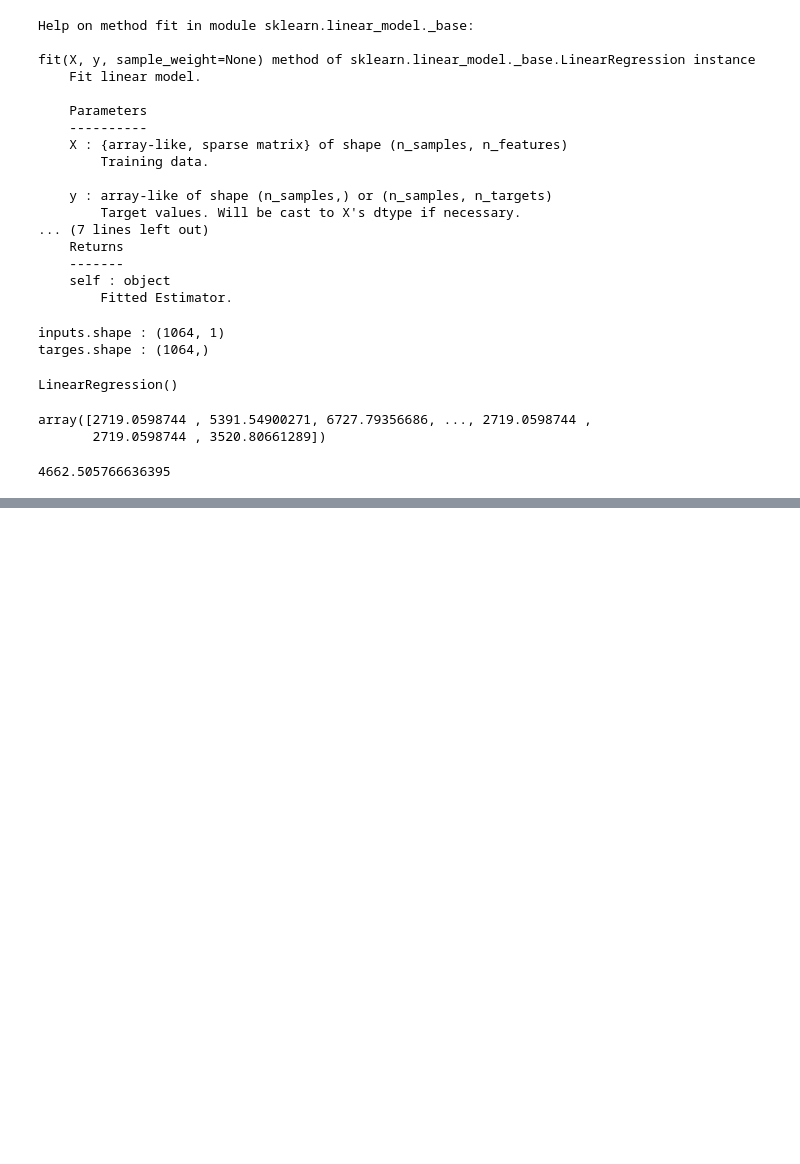
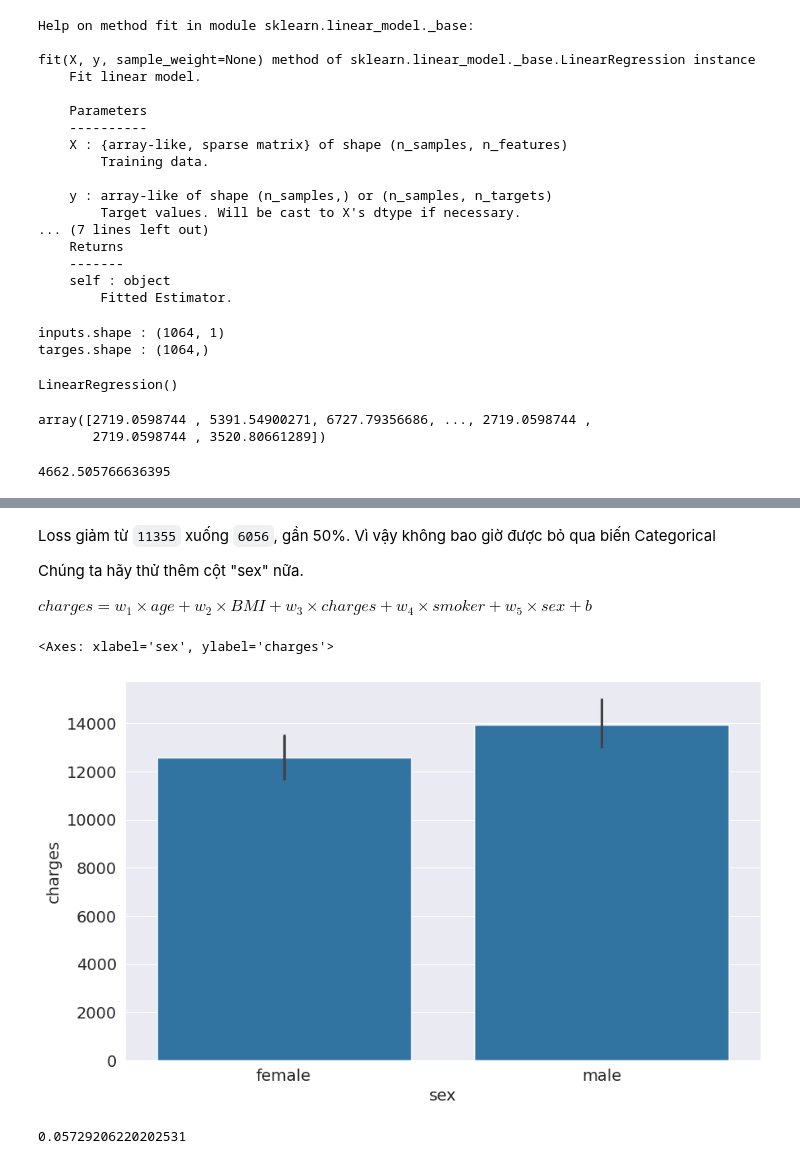
Before and after one commit to tunguyenn99/machine-learning-foundations, a Jupyter notebook: 01-linear-regression.ipynb, the cells around one changed output, grey strips where cells are left out. Drawn from its saved outputs; the diff is of its cells as text; code cells hidden in the pictures; blank space fills up the shorter version.

```diff
--- a/01-linear-regression.ipynb
+++ b/01-linear-regression.ipynb
@@ -488,0 +622,3 @@ rmse(targets, predictions)
+# %%
+smoker_codes = {'no': 0, 'yes': 1}
+df['smoker_code'] = df.smoker.map(smoker_codes)
@@ -488,0 +648,17 @@ rmse(targets, predictions)
+# %% [markdown]
+Loss giảm từ `11355` xuống `6056`, gần 50%. Vì vậy không bao giờ được bỏ qua biến Categorical
+
+Chúng ta hãy thử thêm cột "sex" nữa.
+
+$charges = w_1 \times age + w_2 \times BMI + w_3 \times charges + w_4 \times smoker + w_5 \times sex + b$
+# %%
+sns.barplot(data=df, x='sex', y='charges')
+# %% [output]
+<Axes: xlabel='sex', ylabel='charges'>
+[figure, added]
+# %%
+sex_codes = {'female': 0, 'male': 1}
+df['sex_code'] = df.sex.map(sex_codes)
+df.charges.corr(df.sex_code)
+# %% [output]
+0.05729206220202531
```
Also changed, not shown: parts of 50 cells of this notebook.
